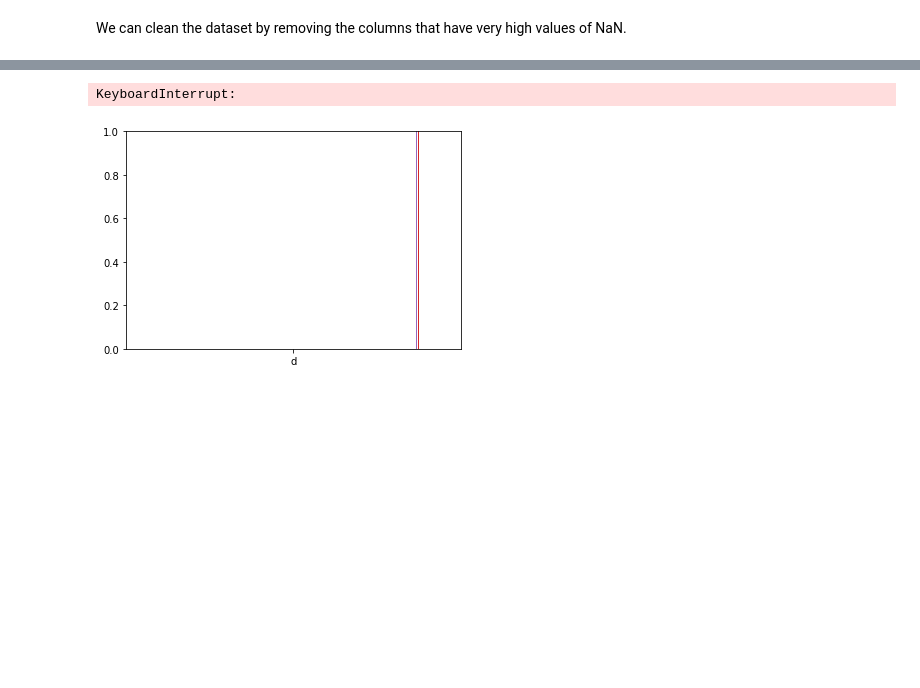
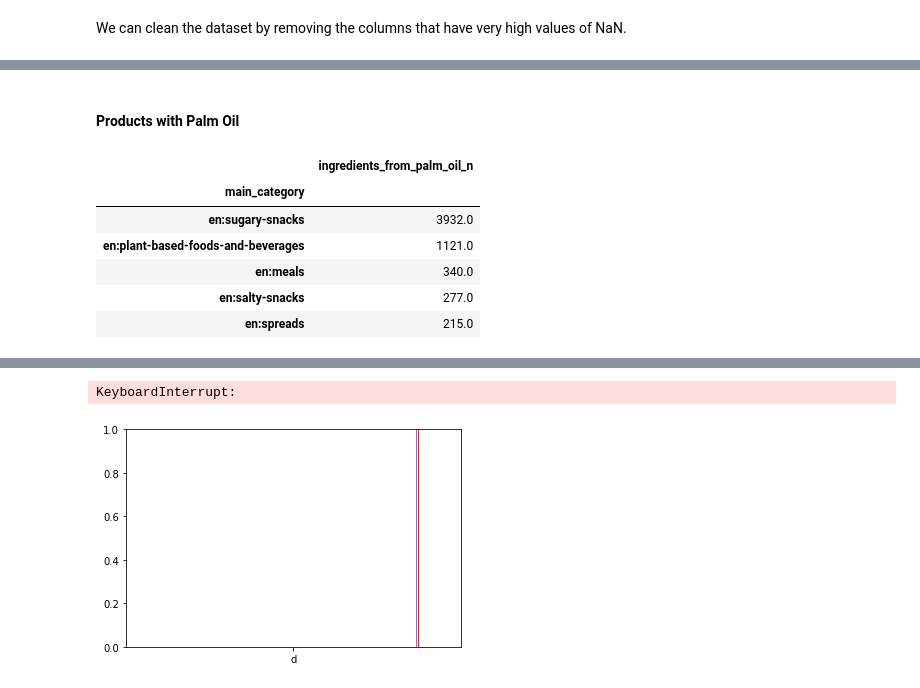
Before and after one commit to aelamran/ADA-project1-Openfoodfacts, a Jupyter notebook: Open Food Fact.ipynb, the cells around one changed output, grey strips where cells are left out. Cells and saved outputs as stored; diff of their text form; code cells hidden in the pictures; blank space fills up the shorter version.

Commit message:
quality of food

```diff
--- a/Open Food Fact.ipynb
+++ b/Open Food Fact.ipynb
@@ -259,0 +294,13 @@ cleaned_df
+# %% [markdown]
+#### Products with Palm Oil
+# %%
+palm_products = cleaned_df.loc[:,['main_category','ingredients_from_palm_oil_n']].dropna()[cleaned_df.ingredients_from_palm_oil_n>0]
+palm_products.groupby('main_category').sum().sort_values(by=['ingredients_from_palm_oil_n'],ascending=False).head()
+# %% [output]
+|  | ingredients_from_palm_oil_n |
+| main_category |  |
+| en:sugary-snacks | 3932.0 |
+| en:plant-based-foods-and-beverages | 1121.0 |
+| en:meals | 340.0 |
+| en:salty-snacks | 277.0 |
+| en:spreads | 215.0 |
```
Also changed, not shown: parts of 30 cells of this notebook.
